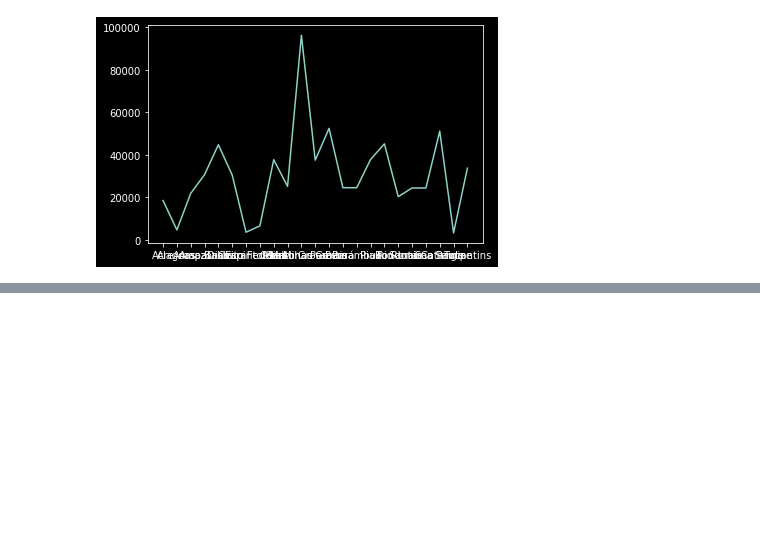
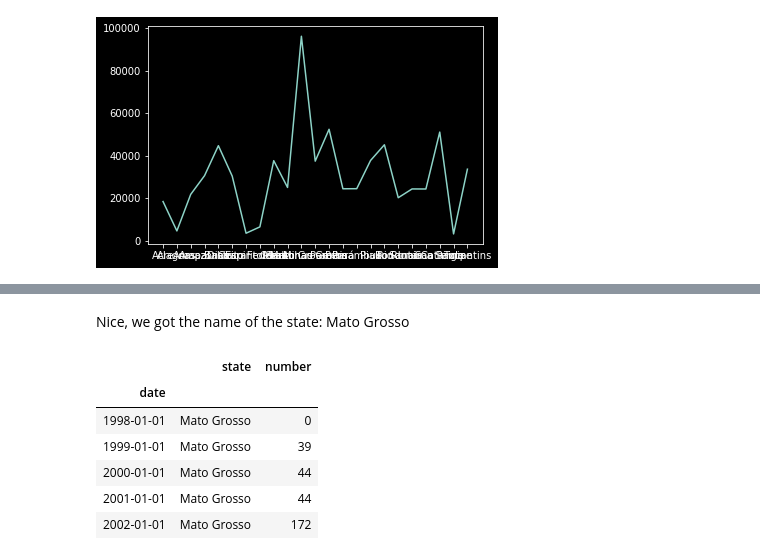
Before and after one commit to aczimermate/HomeProject, a Jupyter notebook: fire_brazil_eda.ipynb, the cells around one changed output, grey strips where cells are left out. Drawn from its saved outputs; the diff is of its cells as text; code cells hidden in the pictures; blank space fills up the shorter version.

```diff
--- a/fire_brazil_eda.ipynb
+++ b/fire_brazil_eda.ipynb
@@ -281,0 +308,2 @@ plt.plot(df_sum_per_state.index, df_sum_per_state)
+# %% [markdown]
+Nice, we got the name of the state: Mato Grosso
@@ -281,0 +312,10 @@ plt.plot(df_sum_per_state.index, df_sum_per_state)
+# %%
+df_mato_grosso.head()
+# %% [output]
+|  | state | number |
+| date |  |  |
+| 1998-01-01 | Mato Grosso | 0 |
+| 1999-01-01 | Mato Grosso | 39 |
+| 2000-01-01 | Mato Grosso | 44 |
+| 2001-01-01 | Mato Grosso | 44 |
+| 2002-01-01 | Mato Grosso | 172 |
```
Also changed, not shown: parts of 14 cells of this notebook.
